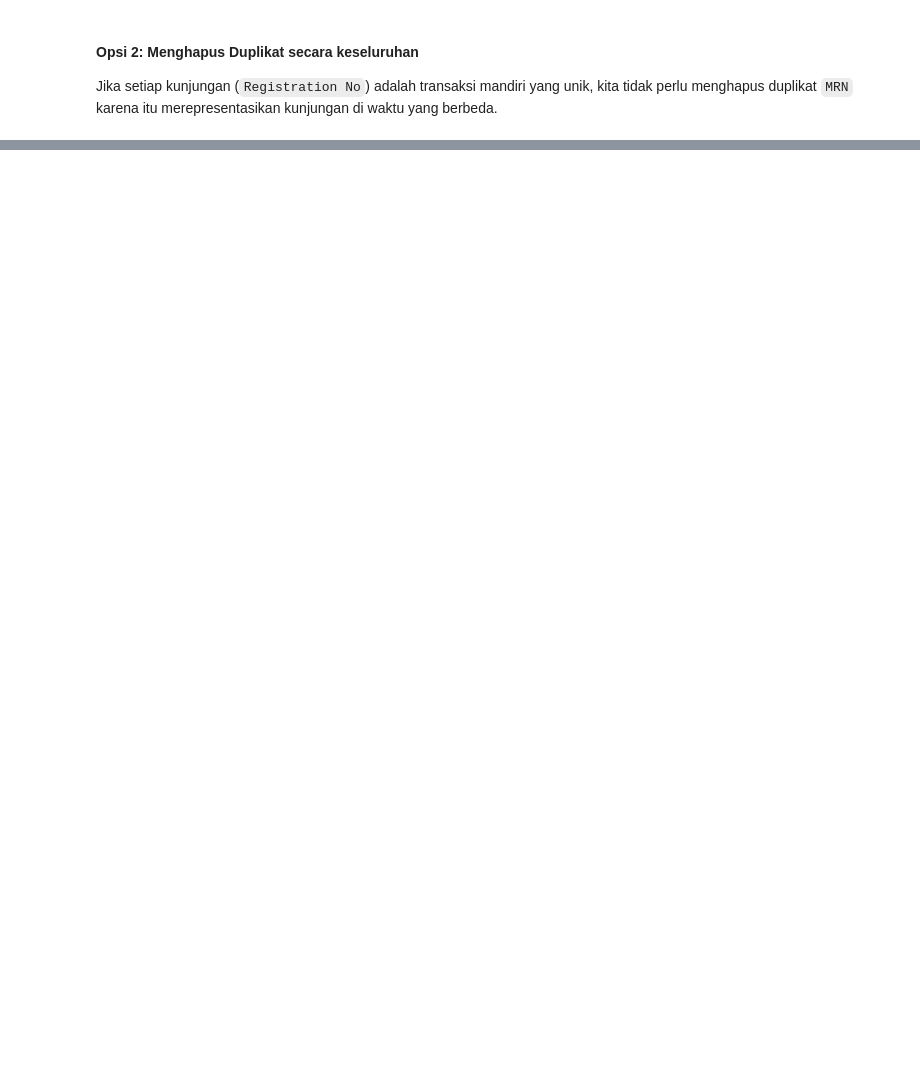
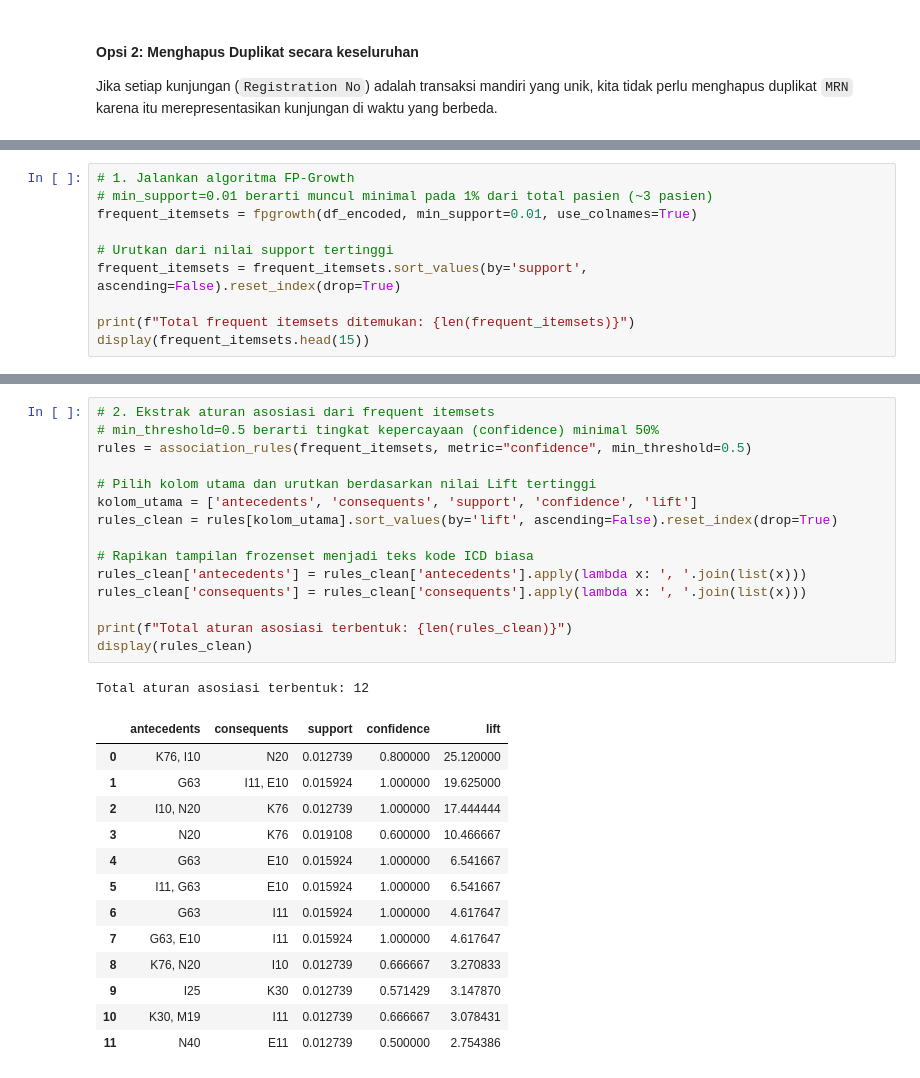
Before and after one commit to Us9r/association-rule-mining, a Jupyter notebook: association_rule_rsud.ipynb, the cells around one changed output, grey strips where cells are left out. Cells and saved outputs as stored; diff of their text form; blank space fills up the shorter version.

```diff
--- a/association_rule_rsud.ipynb
+++ b/association_rule_rsud.ipynb
@@ -126,0 +282,10 @@ Jika setiap kunjungan (`Registration No`) adalah transaksi mandiri yang unik, ki
+# %%
+# 1. Jalankan algoritma FP-Growth
+# min_support=0.01 berarti muncul minimal pada 1% dari total pasien (~3 pasien)
+frequent_itemsets = fpgrowth(df_encoded, min_support=0.01, use_colnames=True)
+
+# Urutkan dari nilai support tertinggi
+frequent_itemsets = frequent_itemsets.sort_values(by='support', ascending=False).reset_index(drop=True)
+
+print(f"Total frequent itemsets ditemukan: {len(frequent_itemsets)}")
+display(frequent_itemsets.head(15))
@@ -126,0 +310,30 @@ Jika setiap kunjungan (`Registration No`) adalah transaksi mandiri yang unik, ki
+# %%
+# 2. Ekstrak aturan asosiasi dari frequent itemsets
+# min_threshold=0.5 berarti tingkat kepercayaan (confidence) minimal 50%
+rules = association_rules(frequent_itemsets, metric="confidence", min_threshold=0.5)
+
+# Pilih kolom utama dan urutkan berdasarkan nilai Lift tertinggi
+kolom_utama = ['antecedents', 'consequents', 'support', 'confidence', 'lift']
+rules_clean = rules[kolom_utama].sort_values(by='lift', ascending=False).reset_index(drop=True)
+
+# Rapikan tampilan frozenset menjadi teks kode ICD biasa
+rules_clean['antecedents'] = rules_clean['antecedents'].apply(lambda x: ', '.join(list(x)))
+rules_clean['consequents'] = rules_clean['consequents'].apply(lambda x: ', '.join(list(x)))
+
+print(f"Total aturan asosiasi terbentuk: {len(rules_clean)}")
+display(rules_clean)
+# %% [output]
+Total aturan asosiasi terbentuk: 12
+|  | antecedents | consequents | support | confidence | lift |
+| 0 | K76, I10 | N20 | 0.012739 | 0.800000 | 25.120000 |
+| 1 | G63 | I11, E10 | 0.015924 | 1.000000 | 19.625000 |
+| 2 | I10, N20 | K76 | 0.012739 | 1.000000 | 17.444444 |
+| 3 | N20 | K76 | 0.019108 | 0.600000 | 10.466667 |
+| 4 | G63 | E10 | 0.015924 | 1.000000 | 6.541667 |
+| 5 | I11, G63 | E10 | 0.015924 | 1.000000 | 6.541667 |
+| 6 | G63 | I11 | 0.015924 | 1.000000 | 4.617647 |
+| 7 | G63, E10 | I11 | 0.015924 | 1.000000 | 4.617647 |
+| 8 | K76, N20 | I10 | 0.012739 | 0.666667 | 3.270833 |
+| 9 | I25 | K30 | 0.012739 | 0.571429 | 3.147870 |
+| 10 | K30, M19 | I11 | 0.012739 | 0.666667 | 3.078431 |
+| 11 | N40 | E11 | 0.012739 | 0.500000 | 2.754386 |
```
Also changed, not shown: parts of 22 cells of this notebook.
